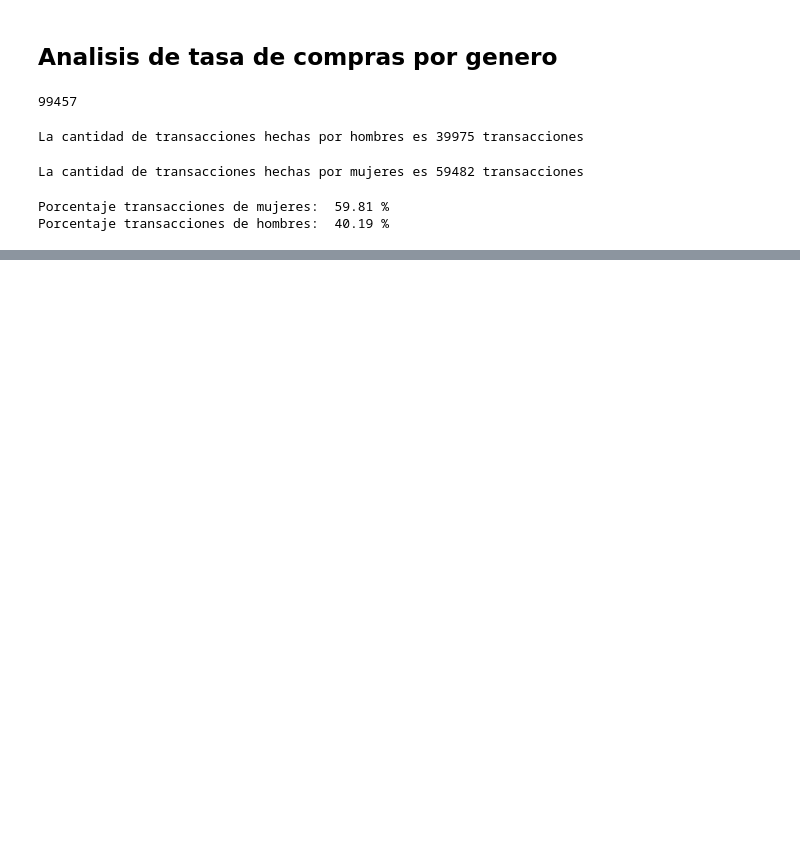
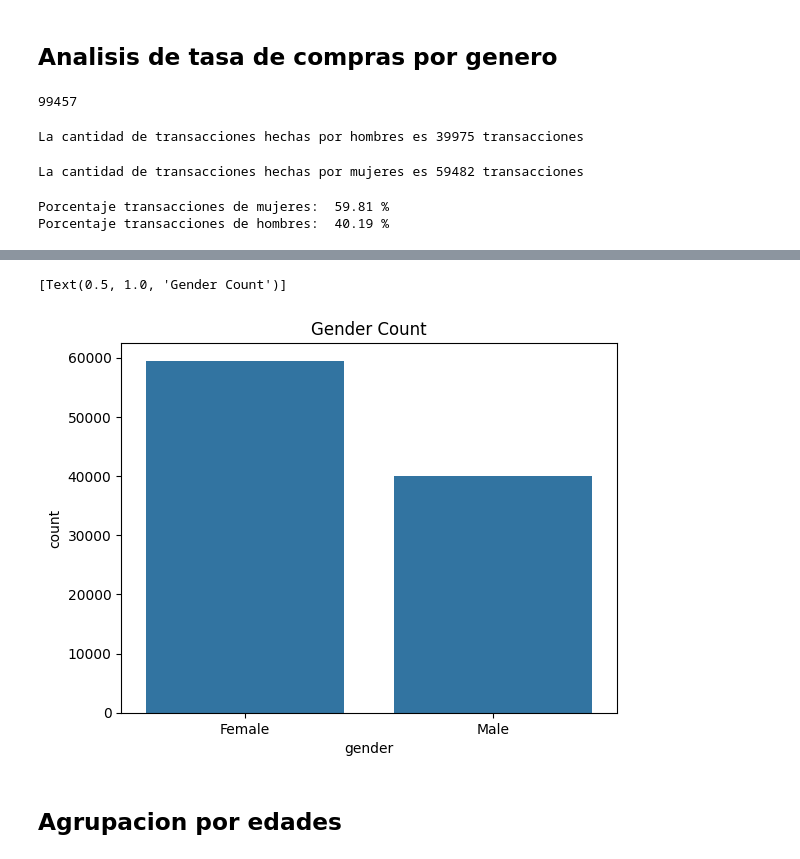
Before and after one commit to Gdiaz097/Retail-dataset, a Jupyter notebook: retail.ipynb, the cells around one changed output, grey strips where cells are left out. Drawn from its saved outputs; the diff is of its cells as text; code cells hidden in the pictures; blank space fills up the shorter version.

```diff
--- a/retail.ipynb
+++ b/retail.ipynb
@@ -117,0 +135,7 @@ Porcentaje transacciones de hombres:  40.19 %
+# %%
+sns.countplot(data=df1, x='gender').set(title='Gender Count')
+# %% [output]
+[Text(0.5, 1.0, 'Gender Count')]
+[figure, added]
+# %% [markdown]
+## Agrupacion por edades
```
Also changed, not shown: parts of 16 cells of this notebook.
